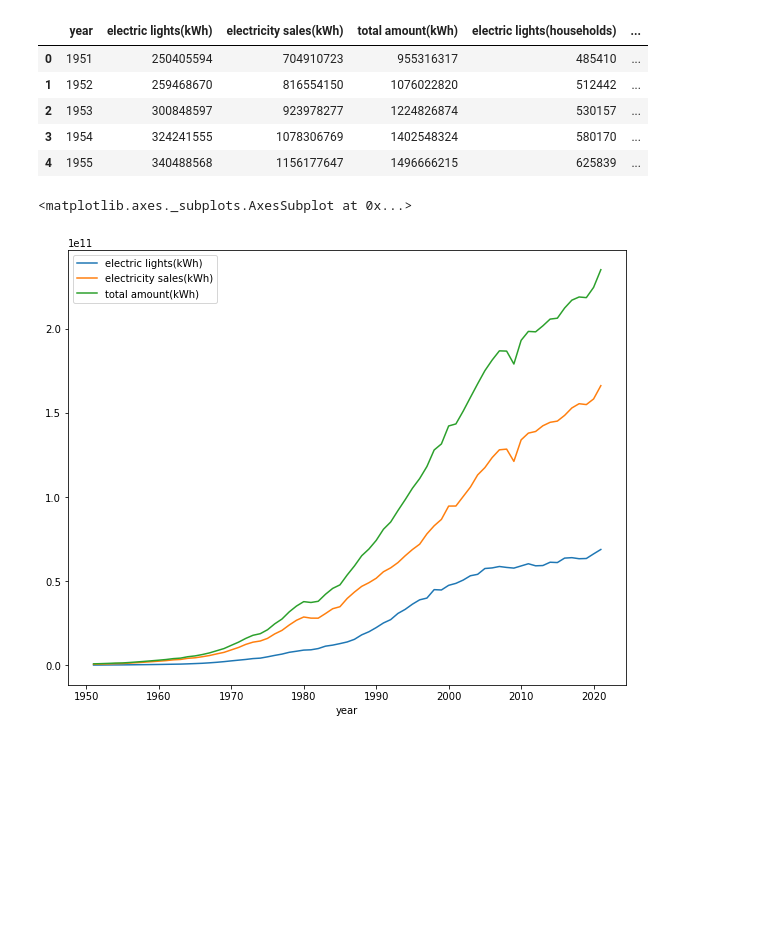
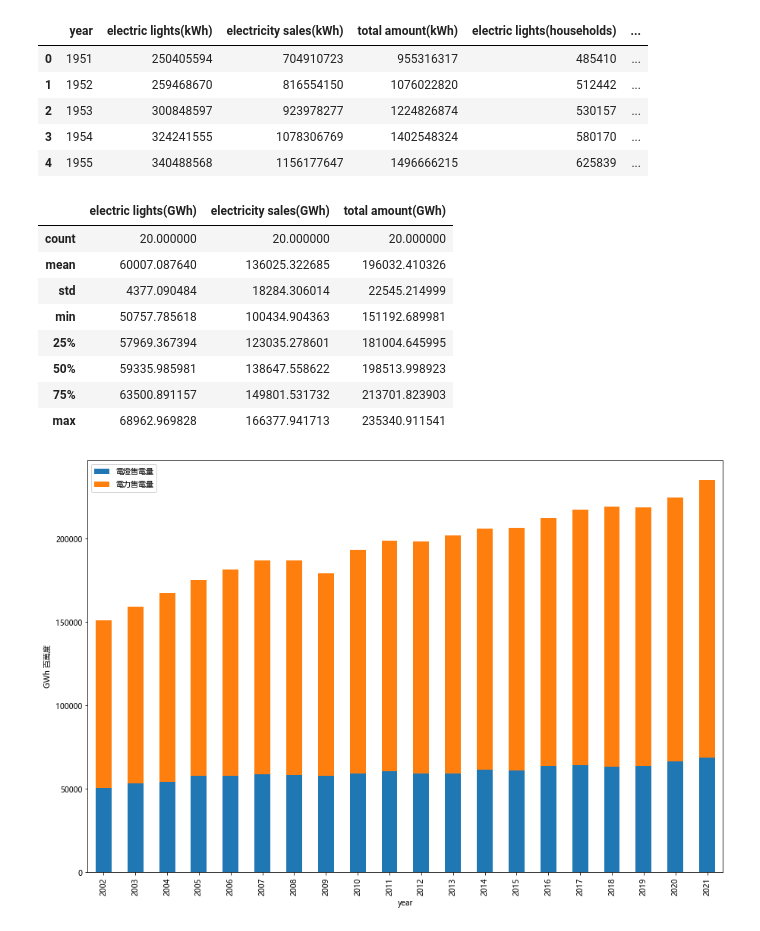
Before and after one commit to Vilhaem/ntut-2022-data-science-proj, a Jupyter notebook: power_consumption_eda.ipynb, the cells around one changed output. Cells and saved outputs as stored; diff of their text form; code cells hidden in the pictures; blank space fills up the shorter version.

```diff
--- a/power_consumption_eda.ipynb
+++ b/power_consumption_eda.ipynb
@@ -54,11 +55,33 @@ df.head()
 | 3 | 1954 | 324241555 | 1078306769 | 1402548324 | 580170 | ... |
 | 4 | 1955 | 340488568 | 1156177647 | 1496666215 | 625839 | ... |
 # %%
-kwh_df = df[['year', 'electric lights(kWh)', 'electricity sales(kWh)', 'total amount(kWh)' ]]
-kwh_df.plot(x='year',  figsize=(10,8))
+plt.rcParams['font.sans-serif'] = ['Microsoft YaHei']
+df['electric lights(GWh)'] = df.apply(lambda row: row['electric lights(kWh)'] / 1000000, axis=1)
+df['electricity sales(GWh)'] = df.apply(lambda row: row['electricity sales(kWh)'] / 1000000, axis=1)
+df['total amount(GWh)'] = df.apply(lambda row: row['total amount(kWh)'] / 1000000, axis=1)
+
+n_df = df[['year', 'electric lights(GWh)', 'electricity sales(GWh)']].copy()
+
+n_df.rename(columns ={
+    'electric lights(GWh)': '電燈售電量',
+    'electricity sales(GWh)': '電力售電量'
+}, inplace = True)
+ax = n_df.tail(20).plot(x='year',  figsize=(15,10), kind='bar', stacked=True)
+ax.set_ylabel(u"GWh 百萬度")
+
+
+df[['electric lights(GWh)', 'electricity sales(GWh)', 'total amount(GWh)' ]].tail(20).describe()
 # %% [output]
-<matplotlib.axes._subplots.AxesSubplot at 0x...>
+|  | electric lights(GWh) | electricity sales(GWh) | total amount(GWh) |
+| count | 20.000000 | 20.000000 | 20.000000 |
+| mean | 60007.087640 | 136025.322685 | 196032.410326 |
+| std | 4377.090484 | 18284.306014 | 22545.214999 |
+| min | 50757.785618 | 100434.904363 | 151192.689981 |
+| 25% | 57969.367394 | 123035.278601 | 181004.645995 |
+| 50% | 59335.985981 | 138647.558622 | 198513.998923 |
+| 75% | 63500.891157 | 149801.531732 | 213701.823903 |
+| max | 68962.969828 | 166377.941713 | 235340.911541 |
-[figure, old version]
+[figure, new version]
 # %%
 households_df = df[[
     'year',
```
Also changed, not shown: parts of 6 cells of this notebook, 6 other files.
